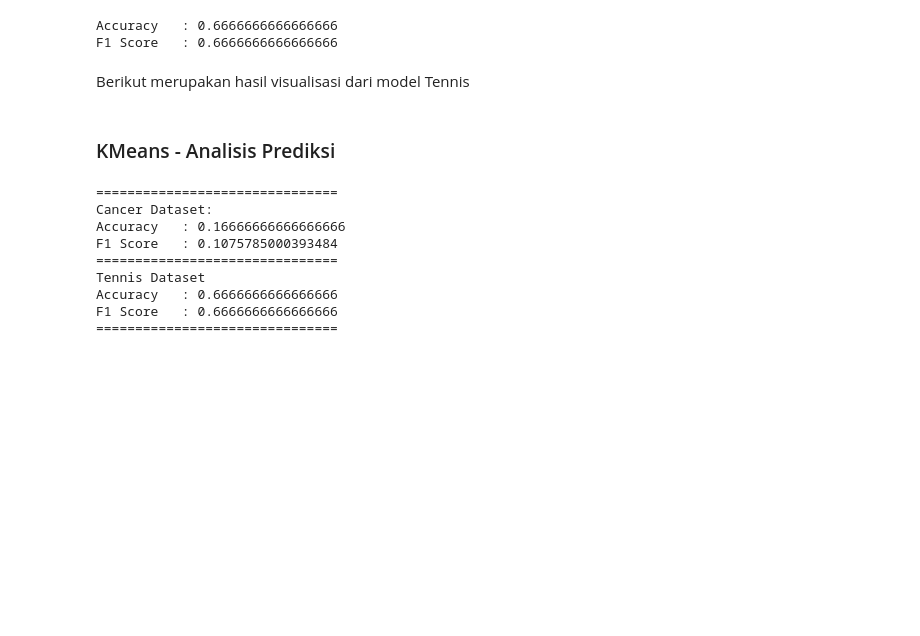
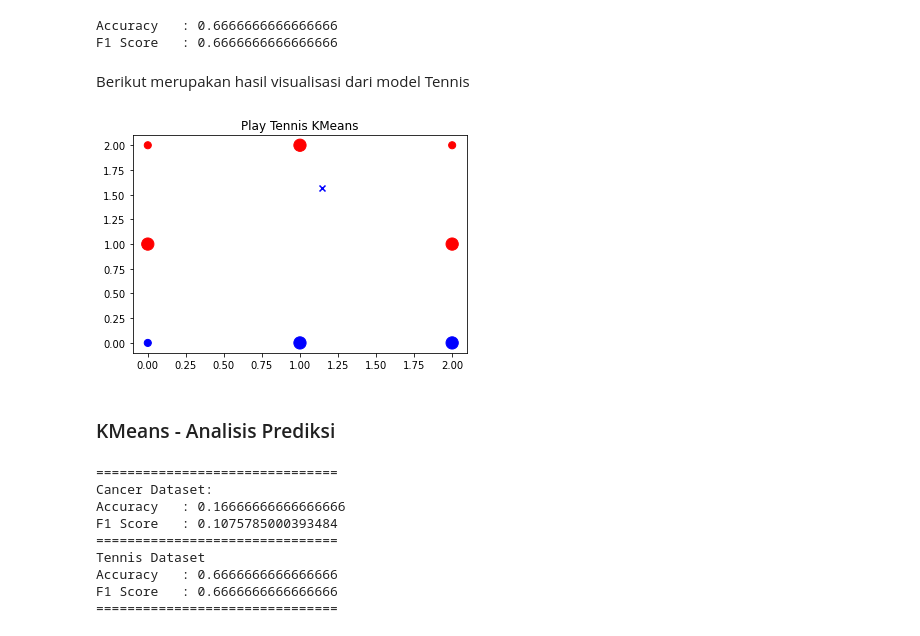
Before and after one commit to benidictusgalihmp/ML-Basic-DTL, a Jupyter notebook: src/main.ipynb, the cells around one changed output. Saved outputs shown, nothing was run; the diff lists cells and outputs as text; code cells hidden in the pictures; blank space fills up the shorter version.

Commit message:
feat: add kmeans tennis visualization

```diff
--- a/src/main.ipynb
+++ b/src/main.ipynb
@@ -477,3 +475,27 @@ Berikut merupakan hasil visualisasi dari model Tennis
+# %%
+# visualize Tennis model
+tn_centroids = np.array(tn_kmeans.cluster_centers_)
+
+tn_x_cen = [i[0] for i in tn_centroids]
+tn_y_cen = [i[1] for i in tn_centroids]
+arr_color = ['#ff0000', '#0000ff']
+
+# copy a dataset
+x_new_tntrain = x_tntrain.copy()
+x_new_tntrain['cluster'] = tn_kmeans.labels_
+
+x_new_tntrain['x_cen'] = x_new_tntrain.cluster.map({0:tn_x_cen[0], 1:tn_x_cen[1]})
+x_new_tntrain['y_cen'] = x_new_tntrain.cluster.map({0:tn_y_cen[0], 1:tn_y_cen[1]})
+x_new_tntrain['color'] = x_new_tntrain.cluster.map({0:arr_color[0], 1:arr_color[1]})
+
+plt.title('Play Tennis KMeans')
+plt.scatter(x_new_tntrain.outlook, x_new_tntrain.temp, c=x_new_tntrain['color'], s=x_new_tntrain.wind*100+50, alpha=1)
+
+plt.scatter(tn_centroids[:,0], tn_centroids[:,1], marker='x', color='b')
+
+plt.show()
+# %% [output]
+[figure, added]
 # %% [markdown]
 ### KMeans - Analisis Prediksi
 # %%
```
Also changed, not shown: parts of 1 cell of this notebook.
